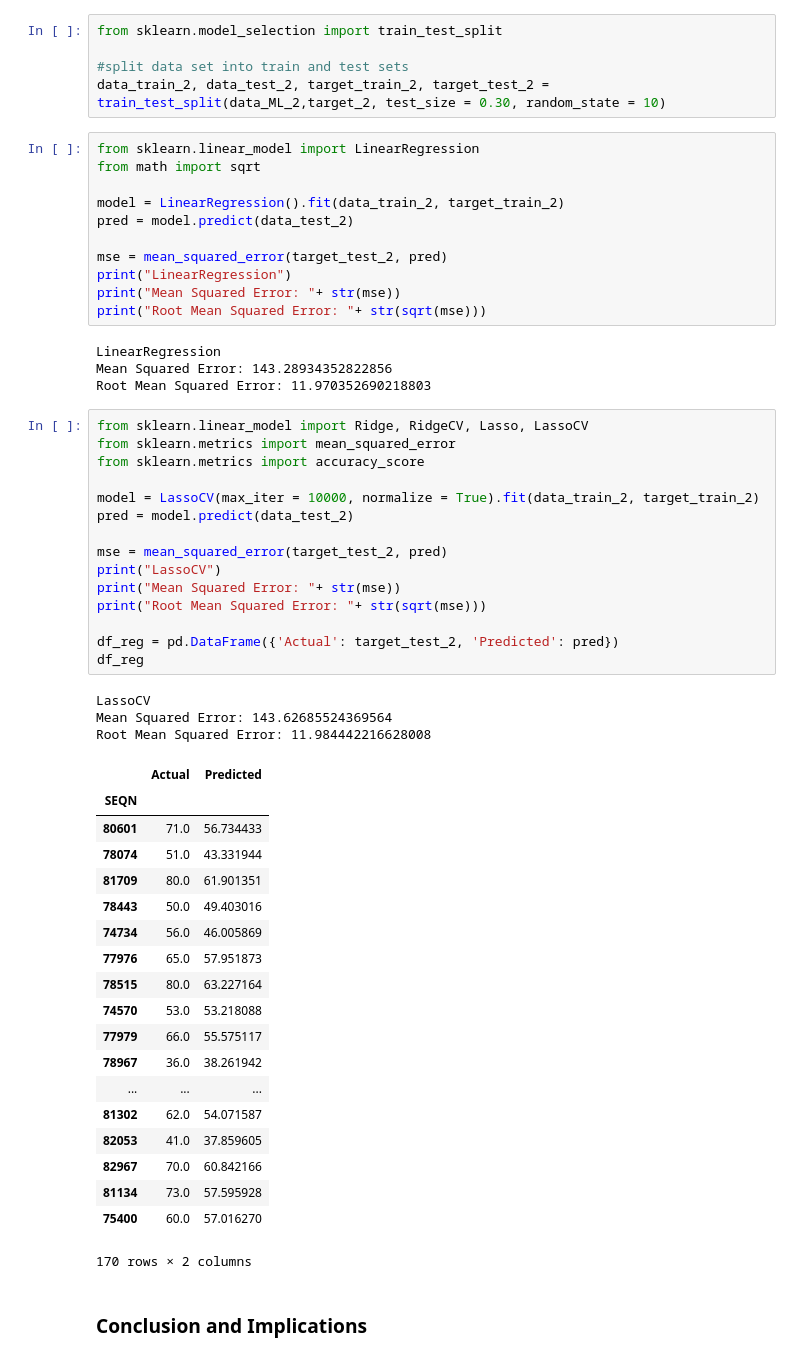
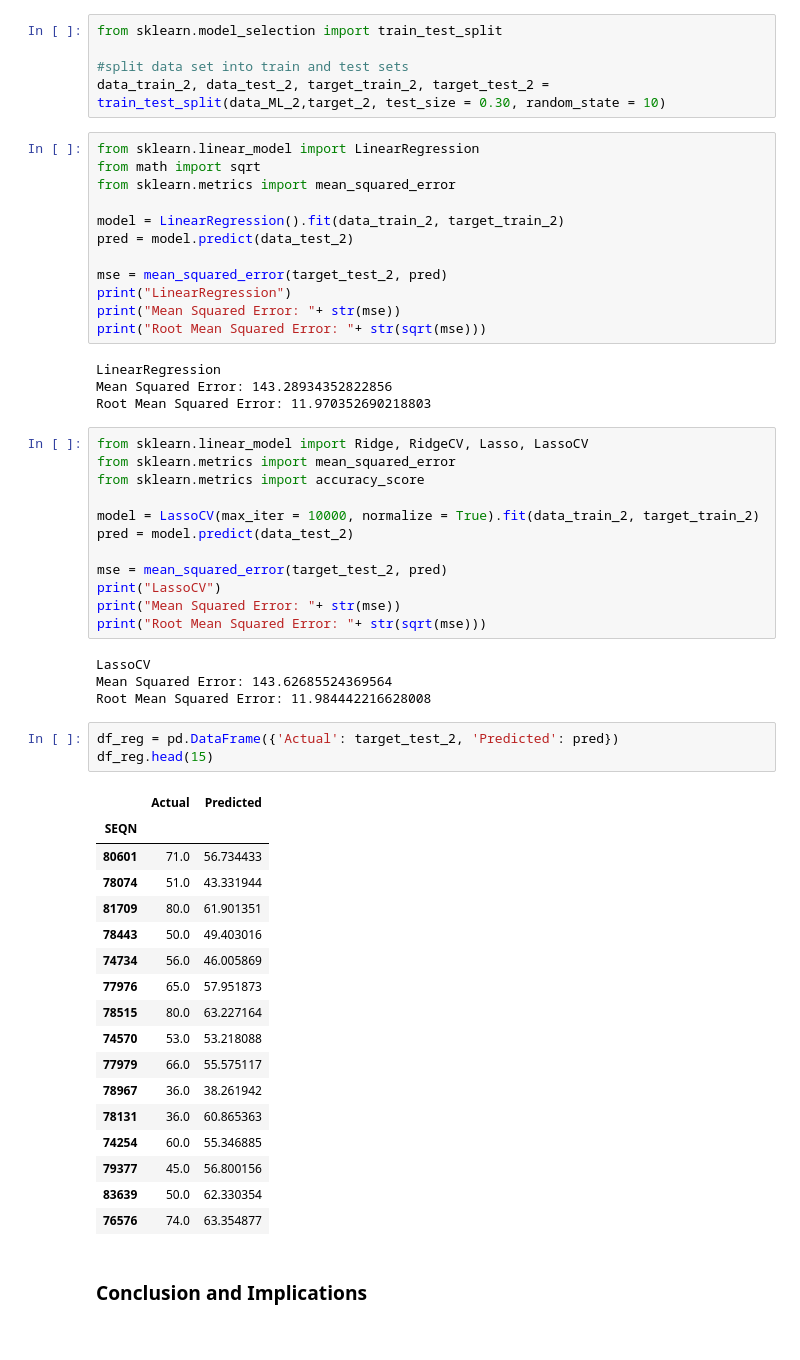
Before and after one commit to jleblond/NHANES_data_analytics, a Jupyter notebook: project_report_part2.ipynb, the cells around one changed output. Drawn from its saved outputs; the diff is of its cells as text.

```diff
--- a/project_report_part2.ipynb
+++ b/project_report_part2.ipynb
@@ -454,6 +442,7 @@ data_train_2, data_test_2, target_train_2, target_test_2 = train_test_split(data
 # %%
 from sklearn.linear_model import LinearRegression
 from math import sqrt
+from sklearn.metrics import mean_squared_error
 
 model = LinearRegression().fit(data_train_2, target_train_2)
 pred = model.predict(data_test_2)
@@ -478,32 +467,31 @@ mse = mean_squared_error(target_test_2, pred)
 print("LassoCV")
 print("Mean Squared Error: "+ str(mse))
 print("Root Mean Squared Error: "+ str(sqrt(mse)))
-
-df_reg = pd.DataFrame({'Actual': target_test_2, 'Predicted': pred})
-df_reg
 # %% [output]
 LassoCV
 Mean Squared Error: 143.62685524369564
 Root Mean Squared Error: 11.984442216628008
-|  | Actual | Predicted |
-| SEQN |  |  |
-| 80601 | 71.0 | 56.734433 |
-| 78074 | 51.0 | 43.331944 |
-| 81709 | 80.0 | 61.901351 |
-| 78443 | 50.0 | 49.403016 |
-| 74734 | 56.0 | 46.005869 |
-| 77976 | 65.0 | 57.951873 |
-| 78515 | 80.0 | 63.227164 |
-| 74570 | 53.0 | 53.218088 |
-| 77979 | 66.0 | 55.575117 |
-| 78967 | 36.0 | 38.261942 |
-| ... | ... | ... |
-| 81302 | 62.0 | 54.071587 |
-| 82053 | 41.0 | 37.859605 |
-| 82967 | 70.0 | 60.842166 |
-| 81134 | 73.0 | 57.595928 |
-| 75400 | 60.0 | 57.016270 |
-170 rows × 2 columns
+# %%
+df_reg = pd.DataFrame({'Actual': target_test_2, 'Predicted': pred})
+df_reg.head(15)
+# %% [output]
+|  | Actual | Predicted |
+| SEQN |  |  |
+| 80601 | 71.0 | 56.734433 |
+| 78074 | 51.0 | 43.331944 |
+| 81709 | 80.0 | 61.901351 |
+| 78443 | 50.0 | 49.403016 |
+| 74734 | 56.0 | 46.005869 |
+| 77976 | 65.0 | 57.951873 |
+| 78515 | 80.0 | 63.227164 |
+| 74570 | 53.0 | 53.218088 |
+| 77979 | 66.0 | 55.575117 |
+| 78967 | 36.0 | 38.261942 |
+| 78131 | 36.0 | 60.865363 |
+| 74254 | 60.0 | 55.346885 |
+| 79377 | 45.0 | 56.800156 |
+| 83639 | 50.0 | 62.330354 |
+| 76576 | 74.0 | 63.354877 |
 # %% [markdown]
 ### Conclusion and Implications
 # %% [markdown]
```
Also changed, not shown: parts of 7 cells of this notebook, 8 other files.
